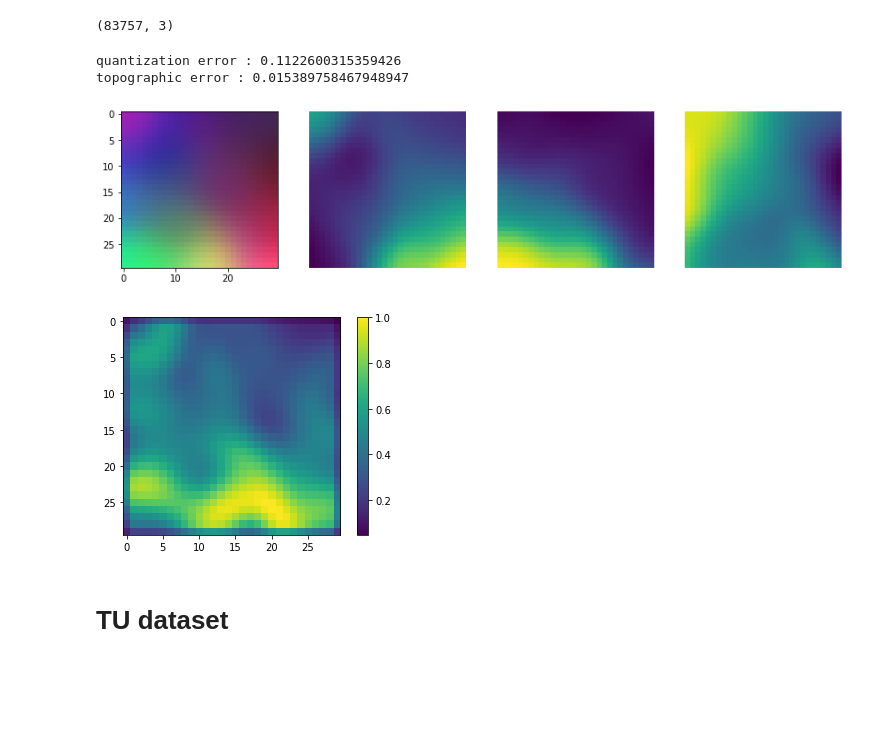
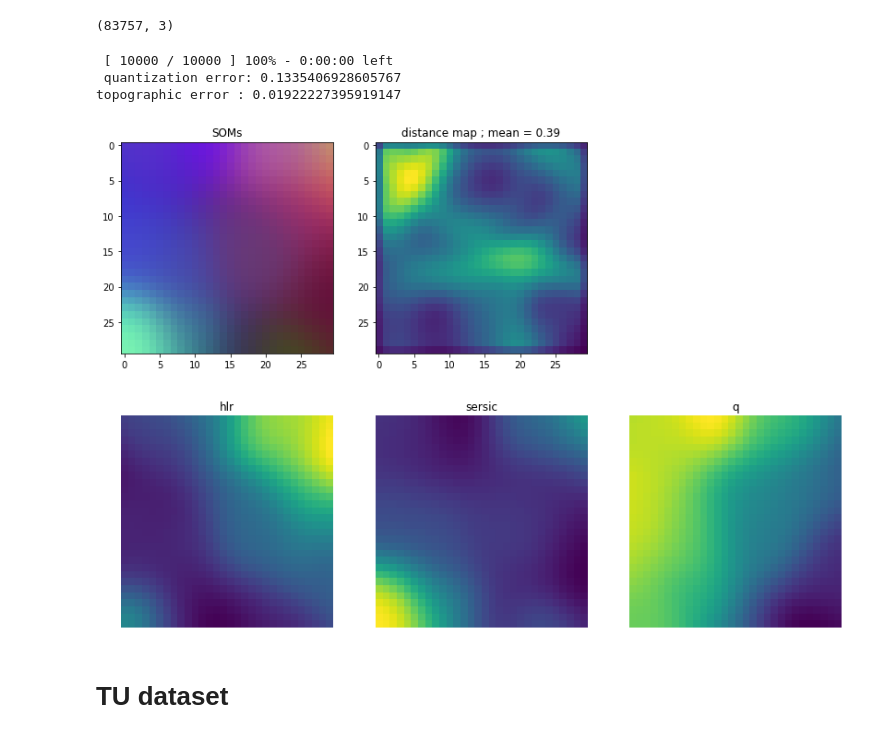
Before and after one commit to Oliv2398/SOMs-in-astrophysics, a Jupyter notebook: SOMs_colors.ipynb, the cells around one changed output. Drawn from its saved outputs; the diff is of its cells as text; code cells hidden in the pictures; blank space fills up the shorter version.

```diff
--- a/SOMs_colors.ipynb
+++ b/SOMs_colors.ipynb
@@ -90,12 +120,12 @@ plt.colorbar();
 # %%
 from astropy.io import fits
 
-path_CS_fits = "datas/real_galaxy_catalog_25.2_fits.fits"
+path_CS_fits = "real_galaxy_catalog_25.2_fits.fits"
 
 with fits.open(path_CS_fits) as hdul:
     hdr = hdul[0].header # header
     data_cs = hdul[1].data # data
-    cols = hdul[1].columns # cols information
+    cols = hdul[1].columns # cols
     Names = cols.names # cols names
 # %%
 hdul.info()
@@ -147,32 +177,23 @@ choice_cs.shape
 # %% [output]
 (83757, 3)
 # %%
-som = MiniSom(som_x, som_y, choice.shape[1],
-                sigma=7, learning_rate=1)
+som_x, som_y = [30,30] # SOMs shape
 
-som.train(choice_cs, 5000, verbose=False)
-print('quantization error :', som.quantization_error(choice_cs))
+som = MiniSom(som_x, som_y, choice_cs.shape[1],
+                sigma=8, learning_rate=2)
+
+som.train(choice_cs, 10000, verbose=True)
 print('topographic error :', som.topographic_error(choice_cs))
 
-wts = som.get_weights()
+wts_cs = som.get_weights()
 # %% [output]
-quantization error : 0.1122600315359426
-topographic error : 0.015389758467948947
+ [ 10000 / 10000 ] 100% - 0:00:00 left
+ quantization error: 0.1335406928605767
+topographic error : 0.01922227395919147
-# %%
-fig, ax = plt.subplots(nrows=1, ncols=choice_cs.shape[1]+1, figsize=(14,12))
-
-ax[0].imshow(wts)
-
-for i in range(choice_cs.shape[1]):
-    ax[i+1].imshow(wts[:,:,i])
-    ax[i+1].set_axis_off();
-# %% [output]
-[figure, removed]
-# %%
-plt.imshow(som.distance_map())
-plt.colorbar();
-# %% [output]
-[figure, removed]
+# %%
+som_color(choice_cs, wts_cs, ['hlr','sersic','q'])
+# %% [output]
+[figure, added]
 # %% [markdown]
 # TU dataset
 # %%
```
Also changed, not shown: parts of 28 cells of this notebook.
